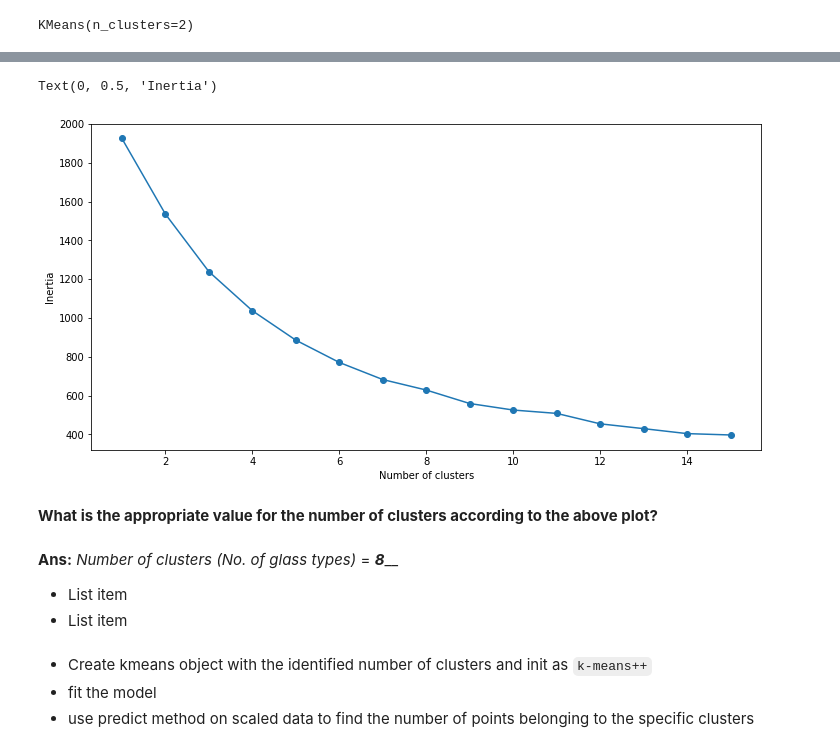
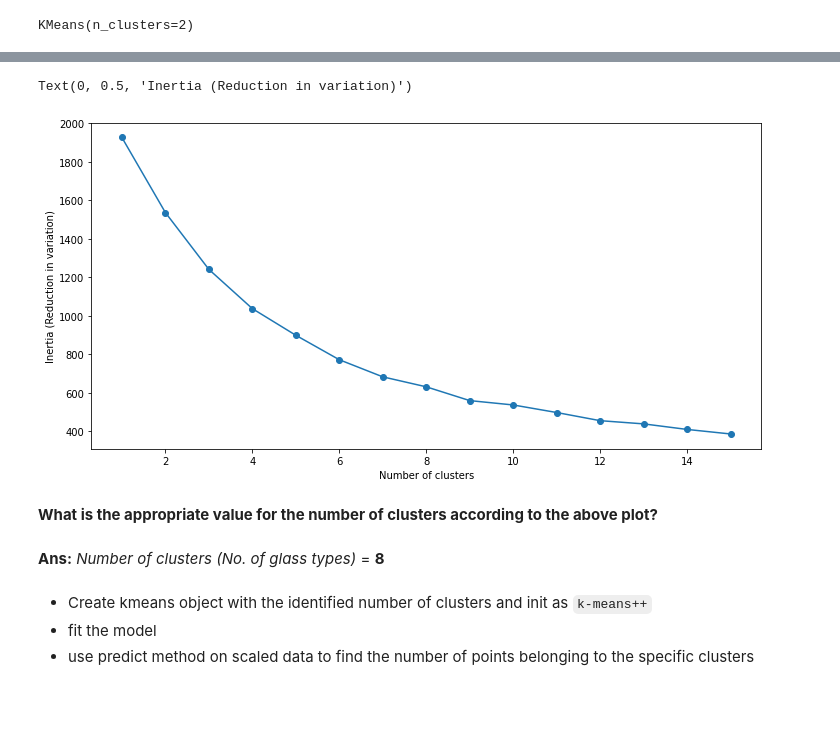
Before and after one commit to yashyaks/ML-playground, a Jupyter notebook: Task_7/kmeans.ipynb, the cells around one changed output, grey strips where cells are left out. Cells and saved outputs as stored; diff of their text form; code cells hidden in the pictures; blank space fills up the shorter version.

```diff
--- a/Task_7/kmeans.ipynb
+++ b/Task_7/kmeans.ipynb
@@ -129,19 +131,16 @@ for cluster in range(1, 16): # 1...15 clusters
 # %%
 # plotting the inerta values for clusters of various sizes
 plt.figure(figsize=(12, 6))
 plt.plot(range(1, 16), inertia_list, marker='o')
 plt.xlabel('Number of clusters')
-plt.ylabel('Inertia')
+plt.ylabel('Inertia (Reduction in variation)')
 # %% [output]
-Text(0, 0.5, 'Inertia')
+Text(0, 0.5, 'Inertia (Reduction in variation)')
-[figure, old version]
+[figure, new version]
 # %% [markdown]
 **What is the appropriate value for the number of clusters according to the above plot?**
 # %% [markdown]
-**Ans:** *Number of clusters (No. of glass types)* = ___8_____
-
-*   List item
-*   List item
+**Ans:** *Number of clusters (No. of glass types)* = **8**
 # %% [markdown]
 * Create kmeans object with the identified number of clusters and init as `k-means++`
 * fit the model
```
Also changed, not shown: parts of 3 cells of this notebook.
